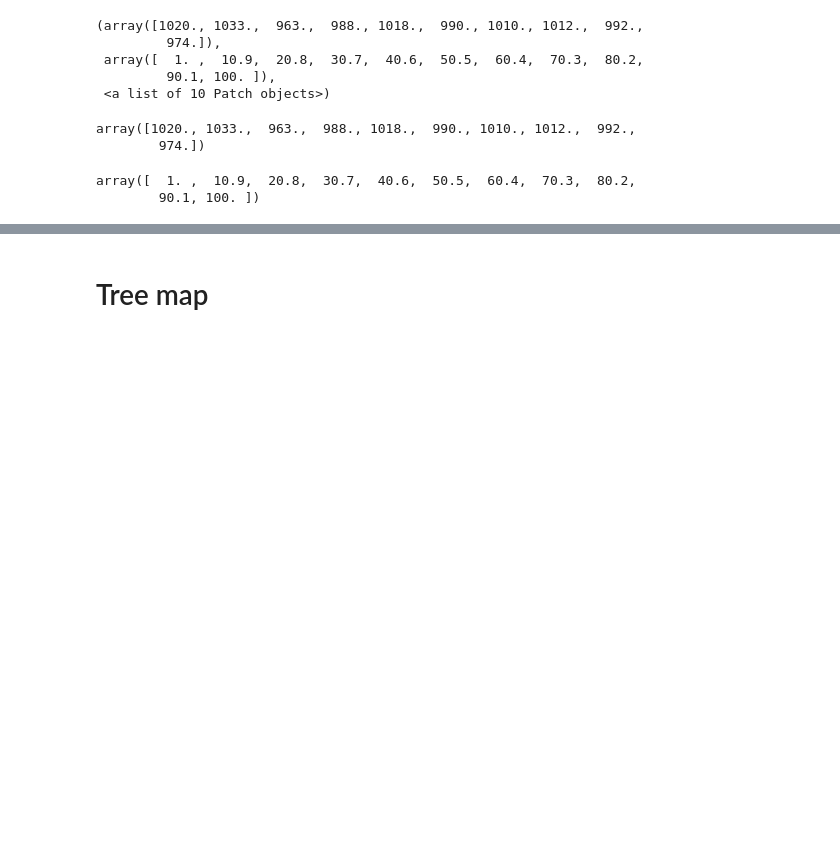
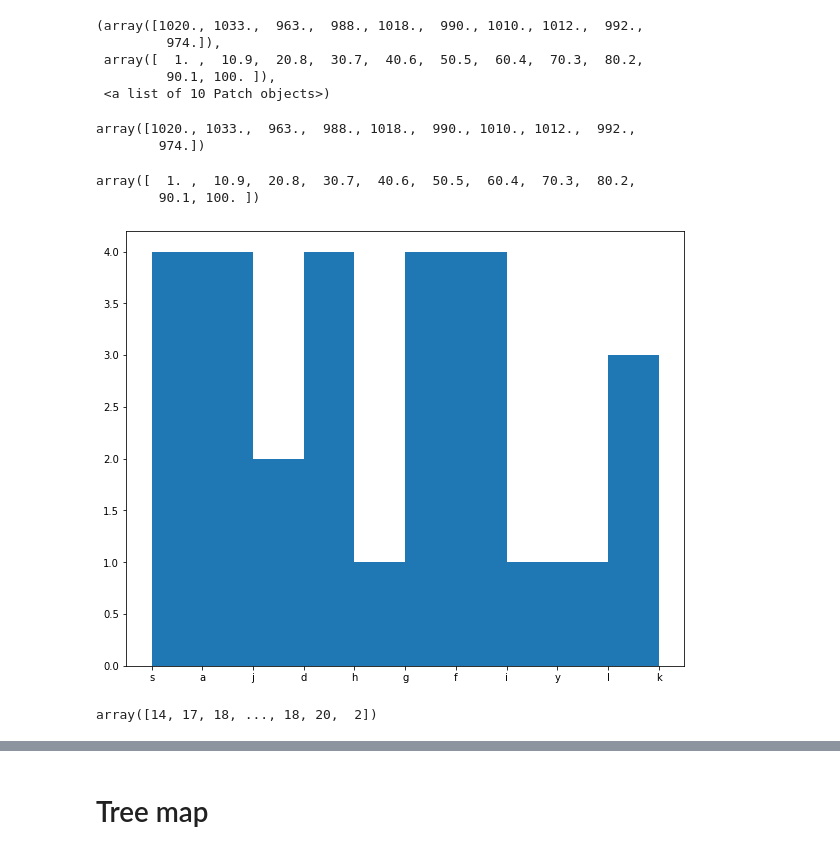
Before and after one commit to InwARMSelviAXE/BasicProg_DataViz65, a Jupyter notebook: DataViz04_Data_Comparison.ipynb, the cells around one changed output, grey strips where cells are left out. Saved outputs shown, nothing was run; the diff lists cells and outputs as text; code cells hidden in the pictures; blank space fills up the shorter version.

```diff
--- a/DataViz04_Data_Comparison.ipynb
+++ b/DataViz04_Data_Comparison.ipynb
@@ -382,3 +410,7 @@ histout[1]
 # %% [output]
 array([  1. ,  10.9,  20.8,  30.7,  40.6,  50.5,  60.4,  70.3,  80.2,
         90.1, 100. ])
+# %%
+histout2 = plt.hist('s a j d h g f a s i d y g f a l s d f j g a l s d k g f'.split())
+# %% [output]
+[figure, added]
@@ -384,0 +421,4 @@ array([  1. ,  10.9,  20.8,  30.7,  40.6,  50.5,  60.4,  70.3,  80.2,
+# %%
+X2
+# %% [output]
+array([14, 17, 18, ..., 18, 20,  2])
```
Also changed, not shown: parts of 30 cells of this notebook.
